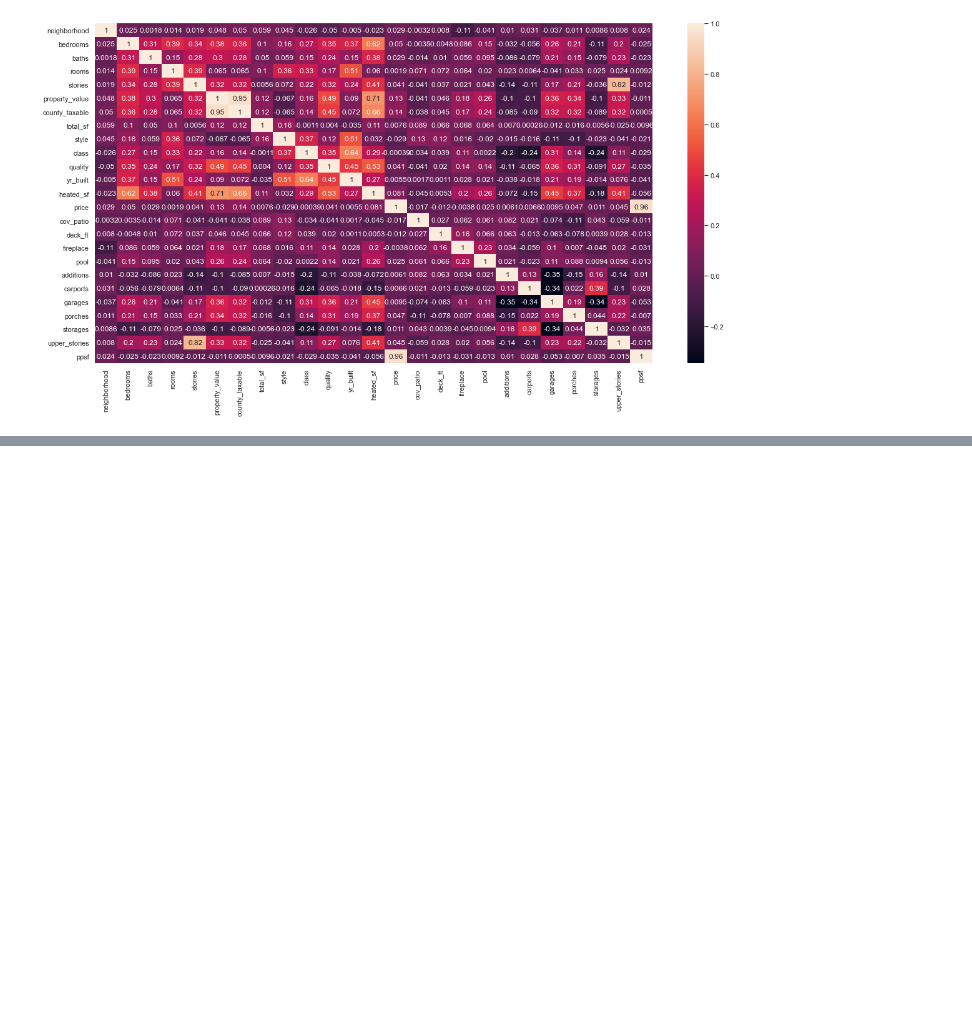
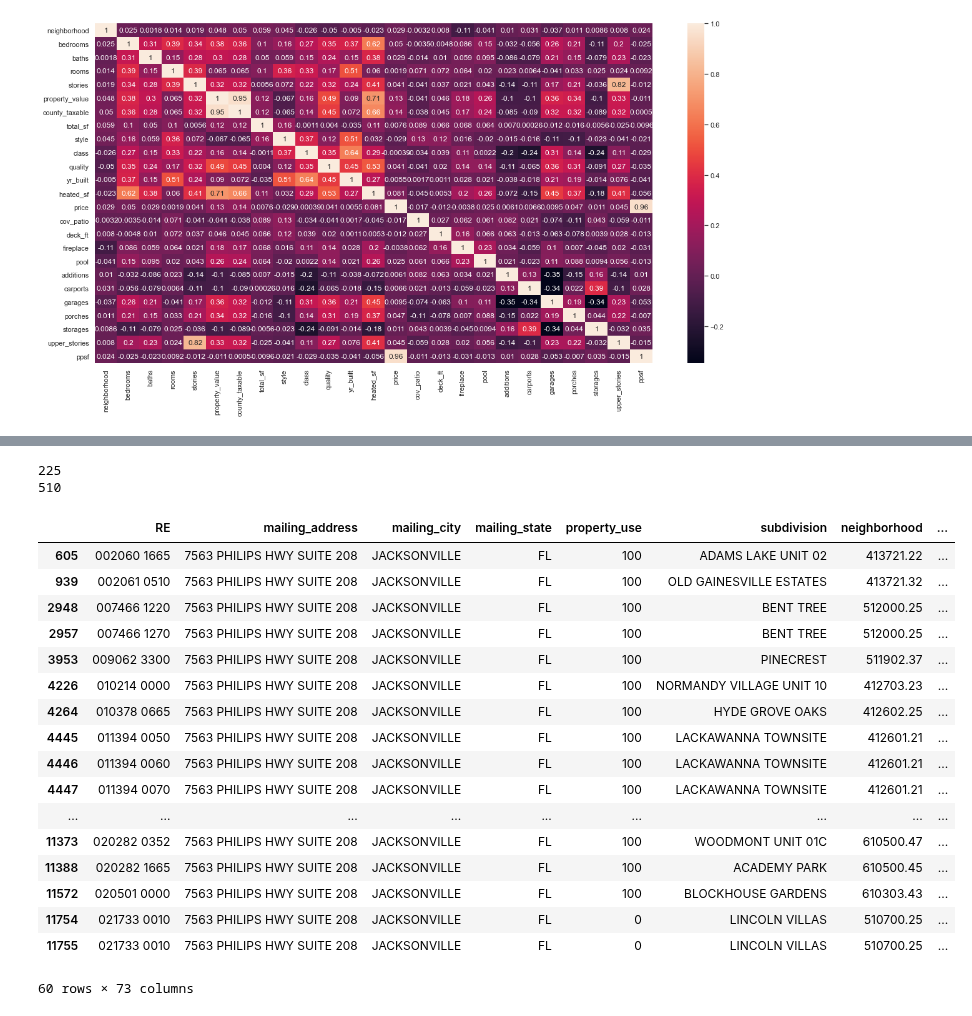
Before and after one commit to WillRobinson152/DS_Assingments, a Jupyter notebook: Jax Housing Analysis/4.EDA.ipynb, the cells around one changed output, grey strips where cells are left out. Cells and saved outputs as stored; diff of their text form; code cells hidden in the pictures; blank space fills up the shorter version.

```diff
--- a/Jax Housing Analysis/4.EDA.ipynb
+++ b/Jax Housing Analysis/4.EDA.ipynb
@@ -67,0 +232,27 @@ im = sns.heatmap(reduced.corr(), annot=True)
+# %%
+print(len(jwb_df.trans_id.unique()))
+print(len(jwb_df))
+# %% [output]
+225
+510
+# %%
+jwb_df.head(60)
+# %% [output]
+|  | RE | mailing_address | mailing_city | mailing_state | property_use | subdivision | neighborhood | ... |
+| 605 | 002060 1665 | 7563 PHILIPS HWY SUITE 208 | JACKSONVILLE | FL | 100 | ADAMS LAKE UNIT 02 | 413721.22 | ... |
+| 939 | 002061 0510 | 7563 PHILIPS HWY SUITE 208 | JACKSONVILLE | FL | 100 | OLD GAINESVILLE ESTATES | 413721.32 | ... |
+| 2948 | 007466 1220 | 7563 PHILIPS HWY SUITE 208 | JACKSONVILLE | FL | 100 | BENT TREE | 512000.25 | ... |
+| 2957 | 007466 1270 | 7563 PHILIPS HWY SUITE 208 | JACKSONVILLE | FL | 100 | BENT TREE | 512000.25 | ... |
+| 3953 | 009062 3300 | 7563 PHILIPS HWY SUITE 208 | JACKSONVILLE | FL | 100 | PINECREST | 511902.37 | ... |
+| 4226 | 010214 0000 | 7563 PHILIPS HWY SUITE 208 | JACKSONVILLE | FL | 100 | NORMANDY VILLAGE UNIT 10 | 412703.23 | ... |
+| 4264 | 010378 0665 | 7563 PHILIPS HWY SUITE 208 | JACKSONVILLE | FL | 100 | HYDE GROVE OAKS | 412602.25 | ... |
+| 4445 | 011394 0050 | 7563 PHILIPS HWY SUITE 208 | JACKSONVILLE | FL | 100 | LACKAWANNA TOWNSITE | 412601.21 | ... |
+| 4446 | 011394 0060 | 7563 PHILIPS HWY SUITE 208 | JACKSONVILLE | FL | 100 | LACKAWANNA TOWNSITE | 412601.21 | ... |
+| 4447 | 011394 0070 | 7563 PHILIPS HWY SUITE 208 | JACKSONVILLE | FL | 100 | LACKAWANNA TOWNSITE | 412601.21 | ... |
+| ... | ... | ... | ... | ... | ... | ... | ... | ... |
+| 11373 | 020282 0352 | 7563 PHILIPS HWY SUITE 208 | JACKSONVILLE | FL | 100 | WOODMONT UNIT 01C | 610500.47 | ... |
+| 11388 | 020282 1665 | 7563 PHILIPS HWY SUITE 208 | JACKSONVILLE | FL | 100 | ACADEMY PARK | 610500.45 | ... |
+| 11572 | 020501 0000 | 7563 PHILIPS HWY SUITE 208 | JACKSONVILLE | FL | 100 | BLOCKHOUSE GARDENS | 610303.43 | ... |
+| 11754 | 021733 0010 | 7563 PHILIPS HWY SUITE 208 | JACKSONVILLE | FL | 0 | LINCOLN VILLAS | 510700.25 | ... |
+| 11755 | 021733 0010 | 7563 PHILIPS HWY SUITE 208 | JACKSONVILLE | FL | 0 | LINCOLN VILLAS | 510700.25 | ... |
+60 rows × 73 columns
```
Also changed, not shown: parts of 13 cells of this notebook, 2 other files.
